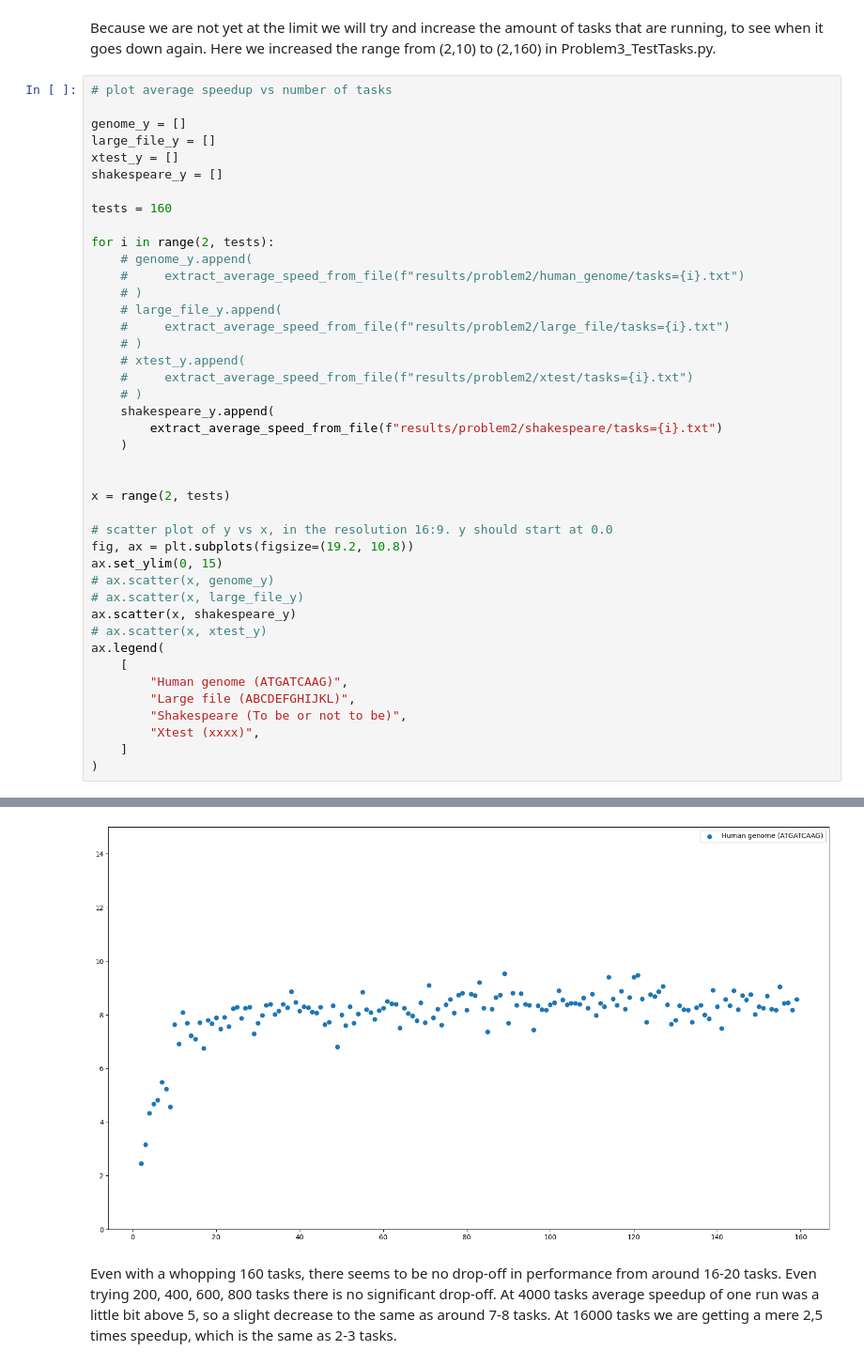
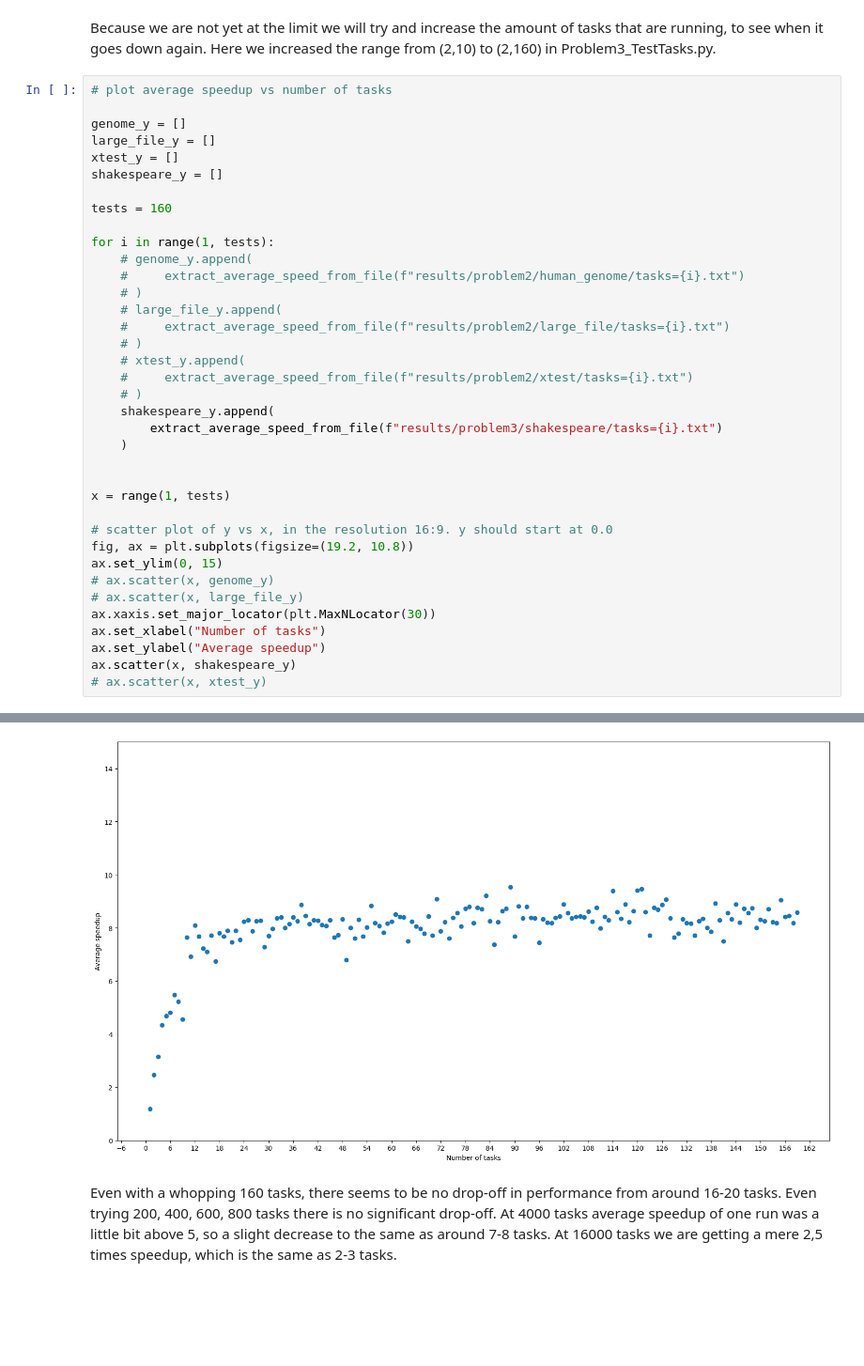
Before and after one commit to LarsRefsgaard/Mandatory1-02158, a Jupyter notebook: Graphs.ipynb, the cells around one changed output, grey strips where cells are left out. Shown: that part at 94% size. Saved outputs shown, nothing was run; the diff lists cells and outputs as text; blank space fills up the shorter version.

Commit message:
Change some problem stuff

```diff
--- a/Graphs.ipynb
+++ b/Graphs.ipynb
@@ -161,7 +115,7 @@ shakespeare_y = []
 
 tests = 160
 
-for i in range(2, tests):
+for i in range(1, tests):
     # genome_y.append(
     #     extract_average_speed_from_file(f"results/problem2/human_genome/tasks={i}.txt")
     # )
@@ -172,25 +126,20 @@ for i in range(2, tests):
     #     extract_average_speed_from_file(f"results/problem2/xtest/tasks={i}.txt")
     # )
     shakespeare_y.append(
-        extract_average_speed_from_file(f"results/problem2/shakespeare/tasks={i}.txt")
+        extract_average_speed_from_file(f"results/problem3/shakespeare/tasks={i}.txt")
     )
 
 
-x = range(2, tests)
+x = range(1, tests)
 
 # scatter plot of y vs x, in the resolution 16:9. y should start at 0.0
 fig, ax = plt.subplots(figsize=(19.2, 10.8))
 ax.set_ylim(0, 15)
 # ax.scatter(x, genome_y)
 # ax.scatter(x, large_file_y)
+ax.xaxis.set_major_locator(plt.MaxNLocator(30))
+ax.set_xlabel("Number of tasks")
+ax.set_ylabel("Average speedup")
 ax.scatter(x, shakespeare_y)
 # ax.scatter(x, xtest_y)
-ax.legend(
-    [
-        "Human genome (ATGATCAAG)",
-        "Large file (ABCDEFGHIJKL)",
-        "Shakespeare (To be or not to be)",
-        "Xtest (xxxx)",
-    ]
-)
 # %% [output]
@@ -198,3 +147,3 @@ ax.legend(
-[figure, old version]
+[figure, new version]
 # %% [markdown]
 Even with a whopping 160 tasks, there seems to be no drop-off in performance from around 16-20 tasks. Even trying 200, 400, 600, 800 tasks there is no significant drop-off. At 4000 tasks average speedup of one run was a little bit above 5, so a slight decrease to the same as around 7-8 tasks. At 16000 tasks we are getting a mere 2,5 times speedup, which is the same as 2-3 tasks.
```
Also changed, not shown: parts of 7 cells of this notebook, 2 other files.
